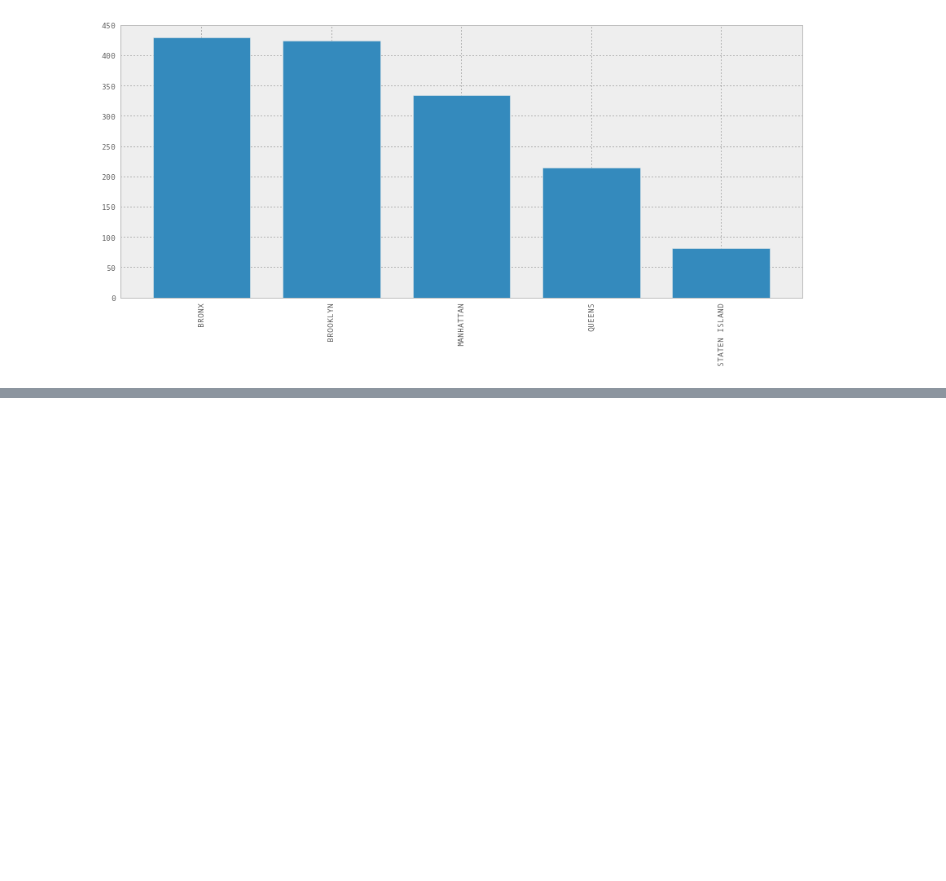
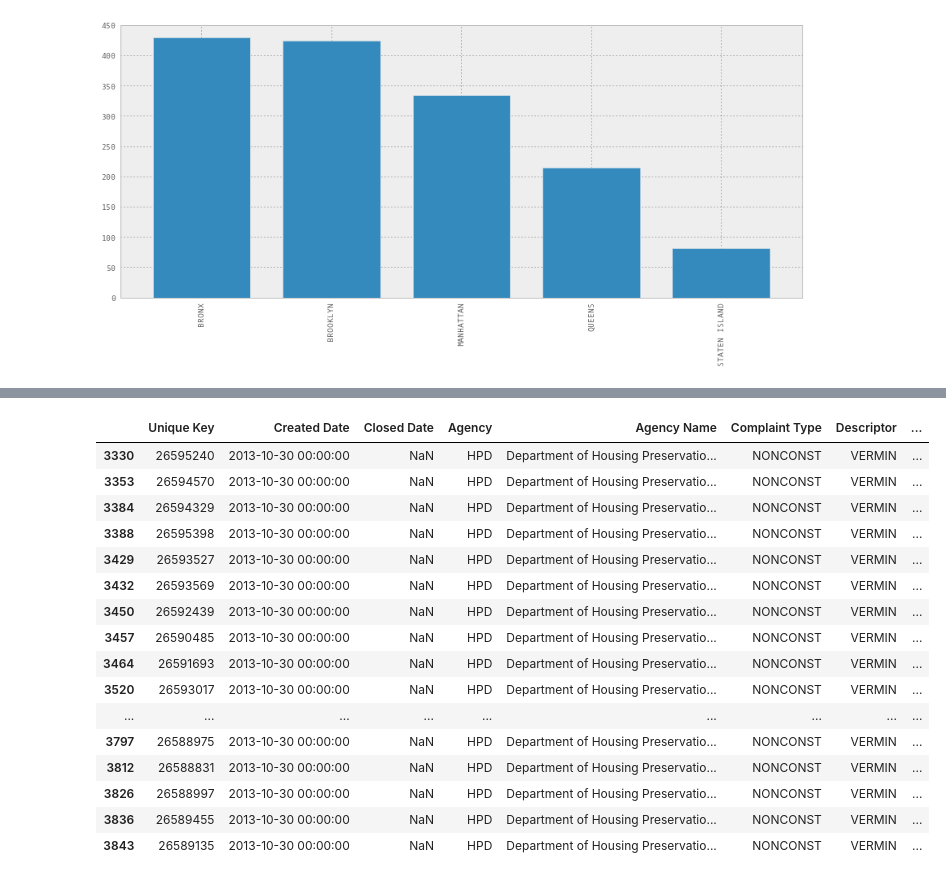
Before and after one commit to jvns/talks, a Jupyter notebook: pydatanyc2013/PyData NYC 2013 tutorial (morning).ipynb, the cells around one changed output, grey strips where cells are left out. Drawn from its saved outputs; the diff is of its cells as text; code cells hidden in the pictures; blank space fills up the shorter version.

```diff
--- a/pydatanyc2013/PyData NYC 2013 tutorial (morning).ipynb
+++ b/pydatanyc2013/PyData NYC 2013 tutorial (morning).ipynb
@@ -183,0 +247,20 @@ rodent_complaints['Borough'].value_counts().plot(kind='bar')
+# %%
+orig_data[orig_data['Descriptor'] == 'VERMIN'][:30]
+# %% [output]
+|  | Unique Key | Created Date | Closed Date | Agency | Agency Name | Complaint Type | Descriptor | ... |
+| 3330 | 26595240 | 2013-10-30 00:00:00 | NaN | HPD | Department of Housing Preservatio... | NONCONST | VERMIN | ... |
+| 3353 | 26594570 | 2013-10-30 00:00:00 | NaN | HPD | Department of Housing Preservatio... | NONCONST | VERMIN | ... |
+| 3384 | 26594329 | 2013-10-30 00:00:00 | NaN | HPD | Department of Housing Preservatio... | NONCONST | VERMIN | ... |
+| 3388 | 26595398 | 2013-10-30 00:00:00 | NaN | HPD | Department of Housing Preservatio... | NONCONST | VERMIN | ... |
+| 3429 | 26593527 | 2013-10-30 00:00:00 | NaN | HPD | Department of Housing Preservatio... | NONCONST | VERMIN | ... |
+| 3432 | 26593569 | 2013-10-30 00:00:00 | NaN | HPD | Department of Housing Preservatio... | NONCONST | VERMIN | ... |
+| 3450 | 26592439 | 2013-10-30 00:00:00 | NaN | HPD | Department of Housing Preservatio... | NONCONST | VERMIN | ... |
+| 3457 | 26590485 | 2013-10-30 00:00:00 | NaN | HPD | Department of Housing Preservatio... | NONCONST | VERMIN | ... |
+| 3464 | 26591693 | 2013-10-30 00:00:00 | NaN | HPD | Department of Housing Preservatio... | NONCONST | VERMIN | ... |
+| 3520 | 26593017 | 2013-10-30 00:00:00 | NaN | HPD | Department of Housing Preservatio... | NONCONST | VERMIN | ... |
+| ... | ... | ... | ... | ... | ... | ... | ... | ... |
+| 3797 | 26588975 | 2013-10-30 00:00:00 | NaN | HPD | Department of Housing Preservatio... | NONCONST | VERMIN | ... |
+| 3812 | 26588831 | 2013-10-30 00:00:00 | NaN | HPD | Department of Housing Preservatio... | NONCONST | VERMIN | ... |
+| 3826 | 26588997 | 2013-10-30 00:00:00 | NaN | HPD | Department of Housing Preservatio... | NONCONST | VERMIN | ... |
+| 3836 | 26589455 | 2013-10-30 00:00:00 | NaN | HPD | Department of Housing Preservatio... | NONCONST | VERMIN | ... |
+| 3843 | 26589135 | 2013-10-30 00:00:00 | NaN | HPD | Department of Housing Preservatio... | NONCONST | VERMIN | ... |
```
Also changed, not shown: parts of 9 cells of this notebook.
